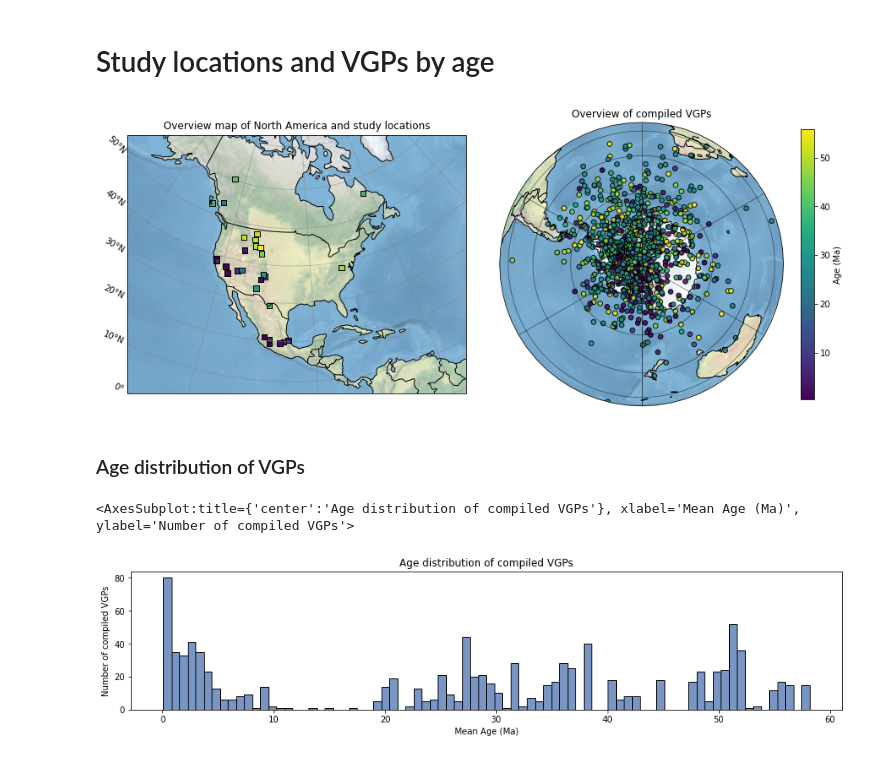
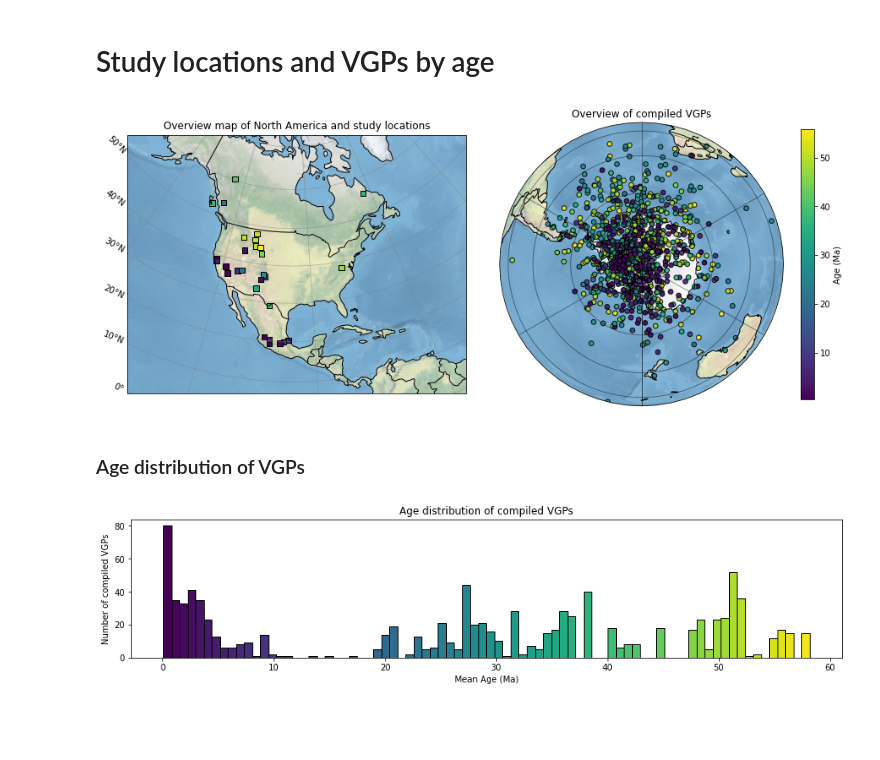
Before and after one commit to PolarWandering/Young_CEED, a Jupyter notebook: 1_Compile.ipynb, the cells around one changed output. Drawn from its saved outputs; the diff is of its cells as text; code cells hidden in the pictures; blank space fills up the shorter version.

Commit message:
color coded vgps histogram

```diff
--- a/1_Compile.ipynb
+++ b/1_Compile.ipynb
@@ -123,7 +123,9 @@ df_pole_compilation.shape
 # %% [markdown]
 ### Create a csv with the compiled DataFrames
 # %%
-df_filtered.to_csv(current_path +'/data/df_vgps_filtered.csv', index = False)
+# df_filtered.to_csv(current_path +'/data/df_vgps_filtered.csv', index = False)
+df_filtered = pd.read_csv(current_path +'/data/df_vgps_filtered.csv')
+df_pole_compilation  = pd.read_csv(current_path +'/data/df_pole_compilation_by_study.csv')
 # %% [markdown]
 # Study locations and VGPs by age
 # %%
@@ -178,23 +180,26 @@ plt.scatter(
 plt.tight_layout()
 
 plt.colorbar(s, fraction=0.04, alpha = 1).set_label("Age (Ma)")
-plt.savefig(current_path + '/figures/1/1_AB.svg', dpi =600, bbox_inches='tight')
+# plt.savefig(current_path + '/figures/1/1_AB.svg', dpi =600, bbox_inches='tight')
 # %% [output]
-[figure, old version]
+[figure, new version]
 # %% [markdown]
 ### Age distribution of VGPs
-# %%
-sns.set_palette("deep")
-fig = plt.figure(figsize=(15,3))
-plt.title('Age distribution of compiled VGPs')
-plt.ylabel('Number of compiled VGPs')
-plt.xlabel('Mean Age (Ma)')
-sns.histplot(data = df_filtered, x = 'mean_age', bins = 80, legend = False)
-
-
-
-
-#plt.savefig(current_path + '/figures/1/1_C.svg', dpi =600, bbox_inches='tight')
-# %% [output]
-<AxesSubplot:title={'center':'Age distribution of compiled VGPs'}, xlabel='Mean Age (Ma)', ylabel='Number of compiled VGPs'>
-[figure, removed]
+# %%
+fig = plt.figure(figsize=(15,3))
+plt.title('Age distribution of compiled VGPs')
+plt.ylabel('Number of compiled VGPs')
+plt.xlabel('Mean Age (Ma)')
+# Data in numpy array
+data = df_filtered['mean_age'].to_numpy()
+
+cm = plt.cm.viridis
+
+n, bins, patches = plt.hist(data, 80, color='green',edgecolor='black')
+for i, p in enumerate(patches):
+    plt.setp(p, 'facecolor', cm(i/80)) # notice the i/25
+
+plt.savefig(current_path + '/figures/1/1_C.svg', dpi =600, bbox_inches='tight')
+plt.show()
+# %% [output]
+[figure, added]
```
